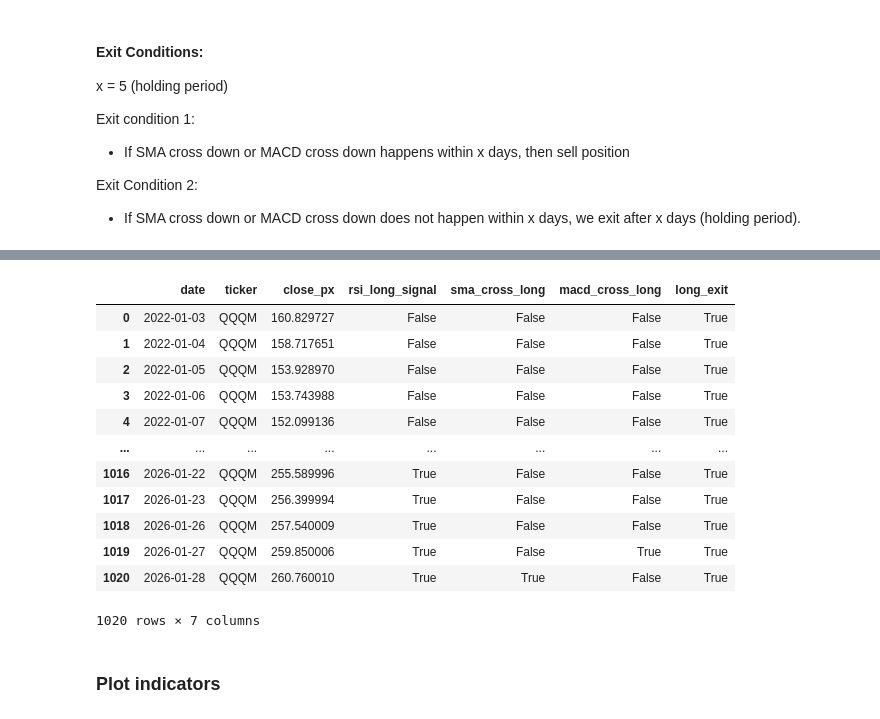
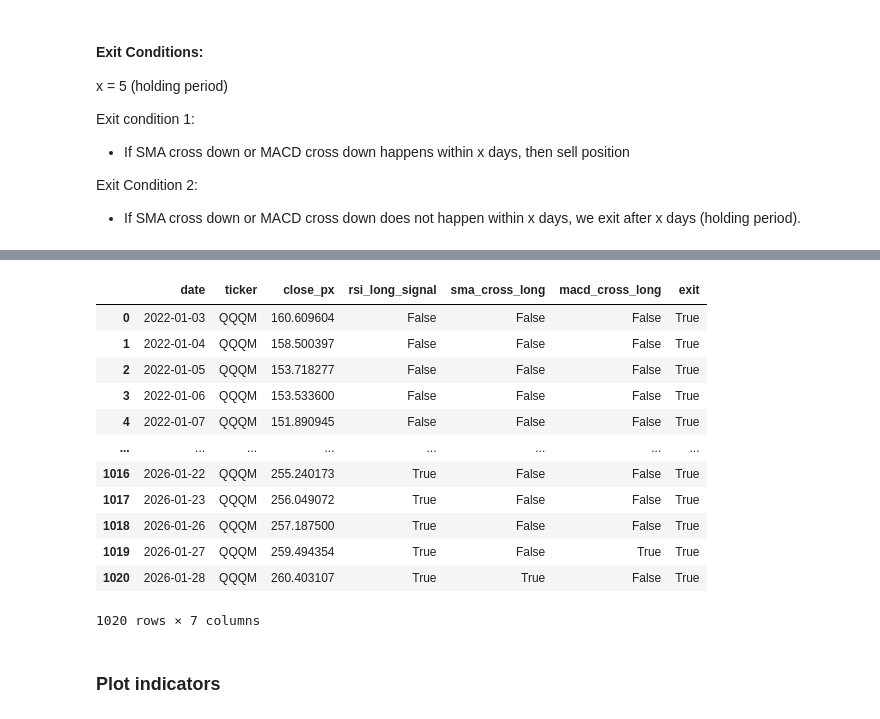
Before and after one commit to xyeng28/quant-strategy-backtester, a Jupyter notebook: notebooks/RSI_SMA_MACD_Backtesting.ipynb, the cells around one changed output, grey strips where cells are left out. Cells and saved outputs as stored; diff of their text form; code cells hidden in the pictures.

```diff
--- a/notebooks/RSI_SMA_MACD_Backtesting.ipynb
+++ b/notebooks/RSI_SMA_MACD_Backtesting.ipynb
@@ -208,21 +208,21 @@ display(entry_df)
 66 rows × 7 columns
 # %%
 exit_df = df.copy()
-exit_df = exit_df[exit_df['long_exit'] == True][['date', 'ticker', 'close_px', 'rsi_long_signal', 'sma_cross_long', 'macd_cross_long', 'long_exit']]
+exit_df = exit_df[exit_df['exit'] == True][['date', 'ticker', 'close_px', 'rsi_long_signal', 'sma_cross_long', 'macd_cross_long', 'exit']]
 display(exit_df)
 # %% [output]
-|  | date | ticker | close_px | rsi_long_signal | sma_cross_long | macd_cross_long | long_exit |
-| 0 | 2022-01-03 | QQQM | 160.829727 | False | False | False | True |
-| 1 | 2022-01-04 | QQQM | 158.717651 | False | False | False | True |
-| 2 | 2022-01-05 | QQQM | 153.928970 | False | False | False | True |
-| 3 | 2022-01-06 | QQQM | 153.743988 | False | False | False | True |
-| 4 | 2022-01-07 | QQQM | 152.099136 | False | False | False | True |
+|  | date | ticker | close_px | rsi_long_signal | sma_cross_long | macd_cross_long | exit |
+| 0 | 2022-01-03 | QQQM | 160.609604 | False | False | False | True |
+| 1 | 2022-01-04 | QQQM | 158.500397 | False | False | False | True |
+| 2 | 2022-01-05 | QQQM | 153.718277 | False | False | False | True |
+| 3 | 2022-01-06 | QQQM | 153.533600 | False | False | False | True |
+| 4 | 2022-01-07 | QQQM | 151.890945 | False | False | False | True |
 | ... | ... | ... | ... | ... | ... | ... | ... |
-| 1016 | 2026-01-22 | QQQM | 255.589996 | True | False | False | True |
-| 1017 | 2026-01-23 | QQQM | 256.399994 | True | False | False | True |
-| 1018 | 2026-01-26 | QQQM | 257.540009 | True | False | False | True |
-| 1019 | 2026-01-27 | QQQM | 259.850006 | True | False | True | True |
-| 1020 | 2026-01-28 | QQQM | 260.760010 | True | True | False | True |
+| 1016 | 2026-01-22 | QQQM | 255.240173 | True | False | False | True |
+| 1017 | 2026-01-23 | QQQM | 256.049072 | True | False | False | True |
+| 1018 | 2026-01-26 | QQQM | 257.187500 | True | False | False | True |
+| 1019 | 2026-01-27 | QQQM | 259.494354 | True | False | True | True |
+| 1020 | 2026-01-28 | QQQM | 260.403107 | True | True | False | True |
 1020 rows × 7 columns
 # %% [markdown]
 ### Plot indicators
```
Also changed, not shown: parts of 17 cells of this notebook, 8 other files.
